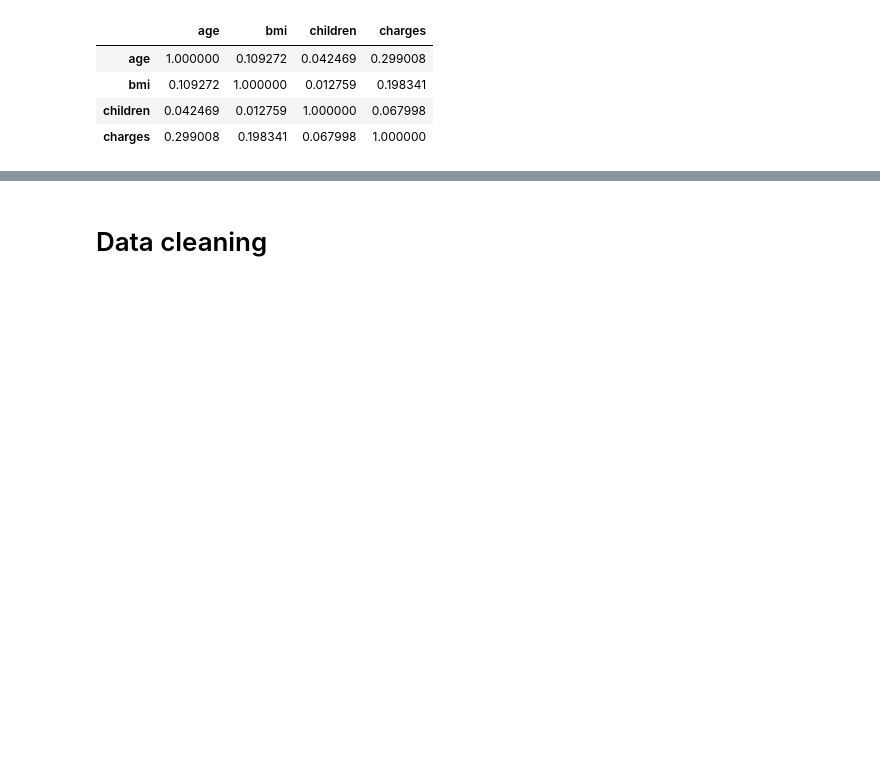
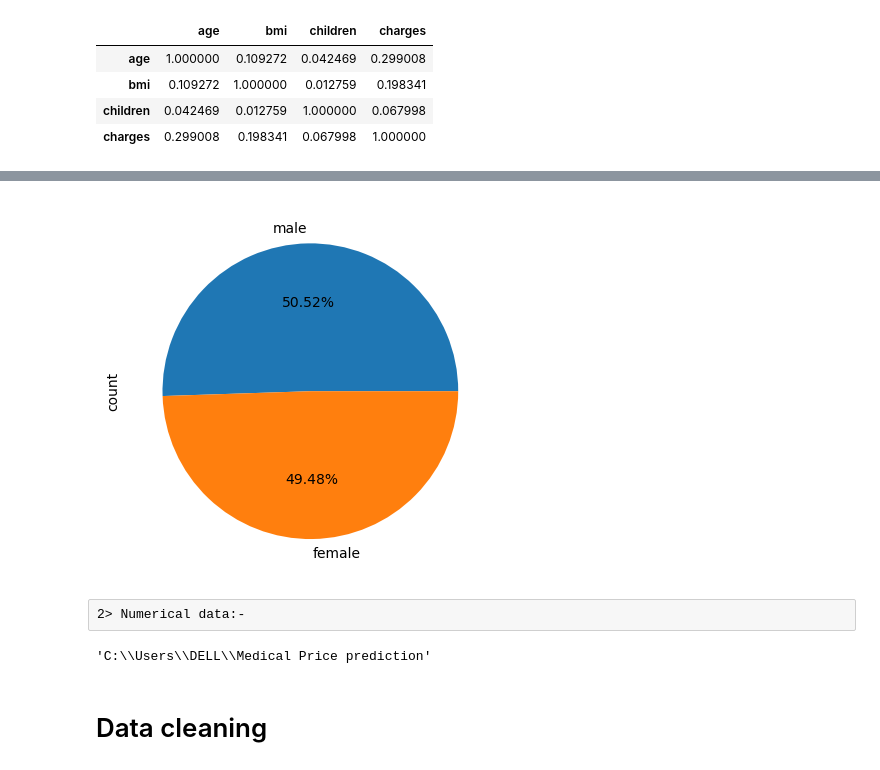
Before and after one commit to Abhinav145/Medical_price_prediction, a Jupyter notebook: Untitled.ipynb, the cells around one changed output, grey strips where cells are left out. Saved outputs shown, nothing was run; the diff lists cells and outputs as text; code cells hidden in the pictures; blank space fills up the shorter version.

```diff
--- a/Untitled.ipynb
+++ b/Untitled.ipynb
@@ -75,3 +91,14 @@ data.corr(numeric_only=True)
+# %%
+data['sex'].value_counts().plot(kind='pie', autopct='%.2f%%')
+plt.show()
+# %% [output]
+[figure, added]
+# %% [raw]
+2> Numerical data:-
+# %%
+pwd!
+# %% [output]
+'C:\\Users\\DELL\\Medical Price prediction'
 # %% [markdown]
 # Data cleaning
 # %%
```
Also changed, not shown: parts of 4 cells of this notebook.
